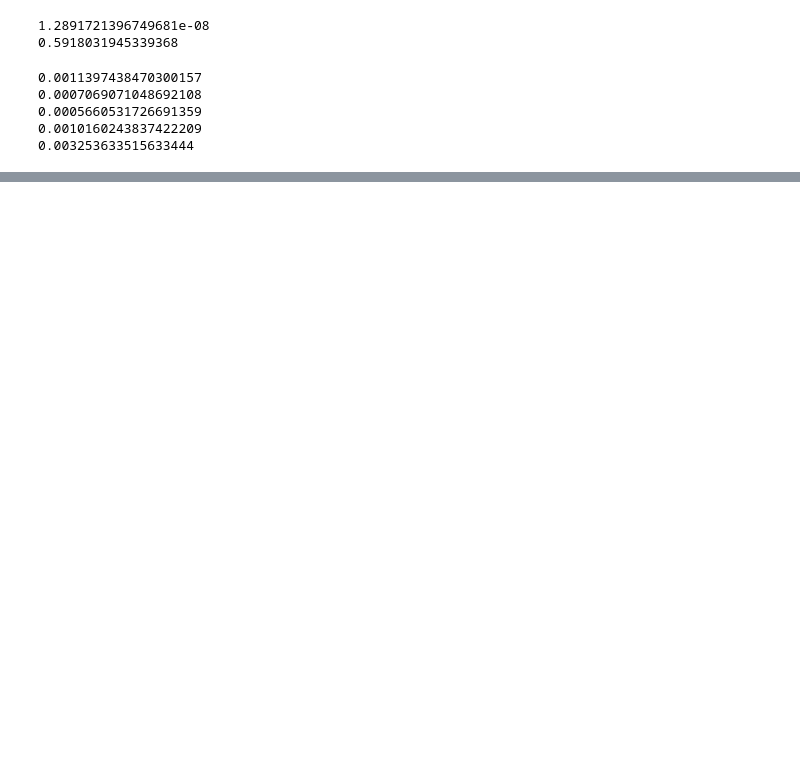
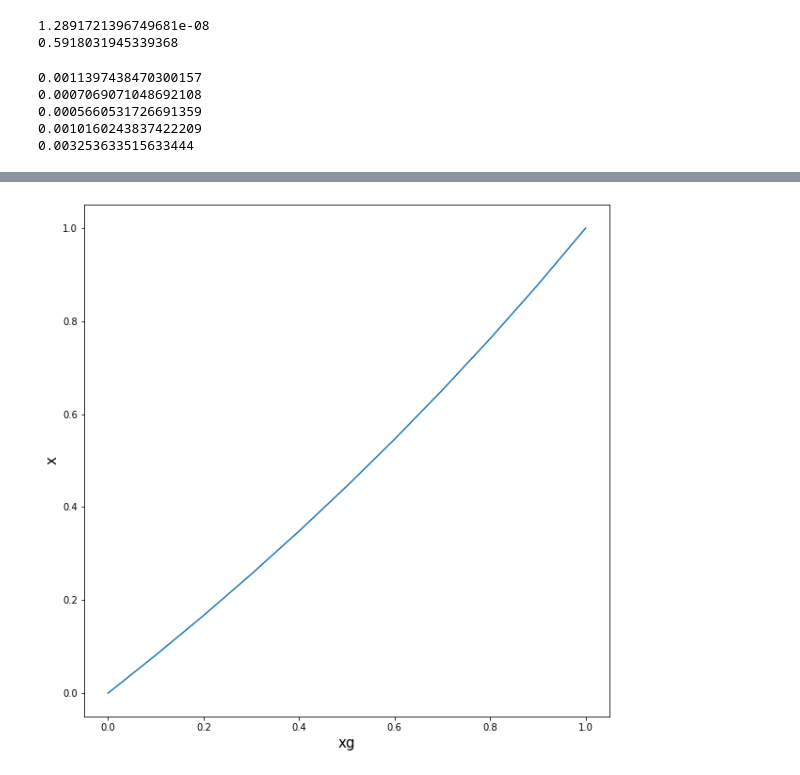
Before and after one commit to maxLundin/computational_methods, a Jupyter notebook: course_work/Task3.ipynb, the cells around one changed output, grey strips where cells are left out. Cells and saved outputs as stored; diff of their text form; code cells hidden in the pictures; blank space fills up the shorter version.

Commit message:
Add task3 plots

```diff
--- a/course_work/Task3.ipynb
+++ b/course_work/Task3.ipynb
@@ -121,0 +76,12 @@ for d in [0.0, 0.2, 0.4, 0.6, 0.8, 1.0]:
+# %%
+import matplotlib.pyplot as plt
+import numpy as np
+
+def findPoints():
+    lag = 0.1
+    XGs = np.arange(0.0, 1.0+lag, lag)
+    Xs1 = [solve(xg, PG1) for xg in XGs]
+    Xs2 = [solve(xg, PG2) for xg in XGs]
+    return XGs, Xs1, Xs2
+# %%
+XGs, Xs1, Xs2 = findPoints()
@@ -121,0 +90,7 @@ for d in [0.0, 0.2, 0.4, 0.6, 0.8, 1.0]:
+# %%
+def drawDiagram(XGs, Xs):
+    plt.figure(figsize=(10,10))
+    plt.plot(XGs, Xs)
+    plt.xlabel('xg', fontsize=15)
+    plt.ylabel('x', fontsize=15)
+    plt.show()
@@ -121,0 +102,4 @@ for d in [0.0, 0.2, 0.4, 0.6, 0.8, 1.0]:
+# %%
+drawDiagram(XGs, Xs1)
+# %% [output]
+[figure, added]
```
Also changed, not shown: parts of 6 cells of this notebook.
